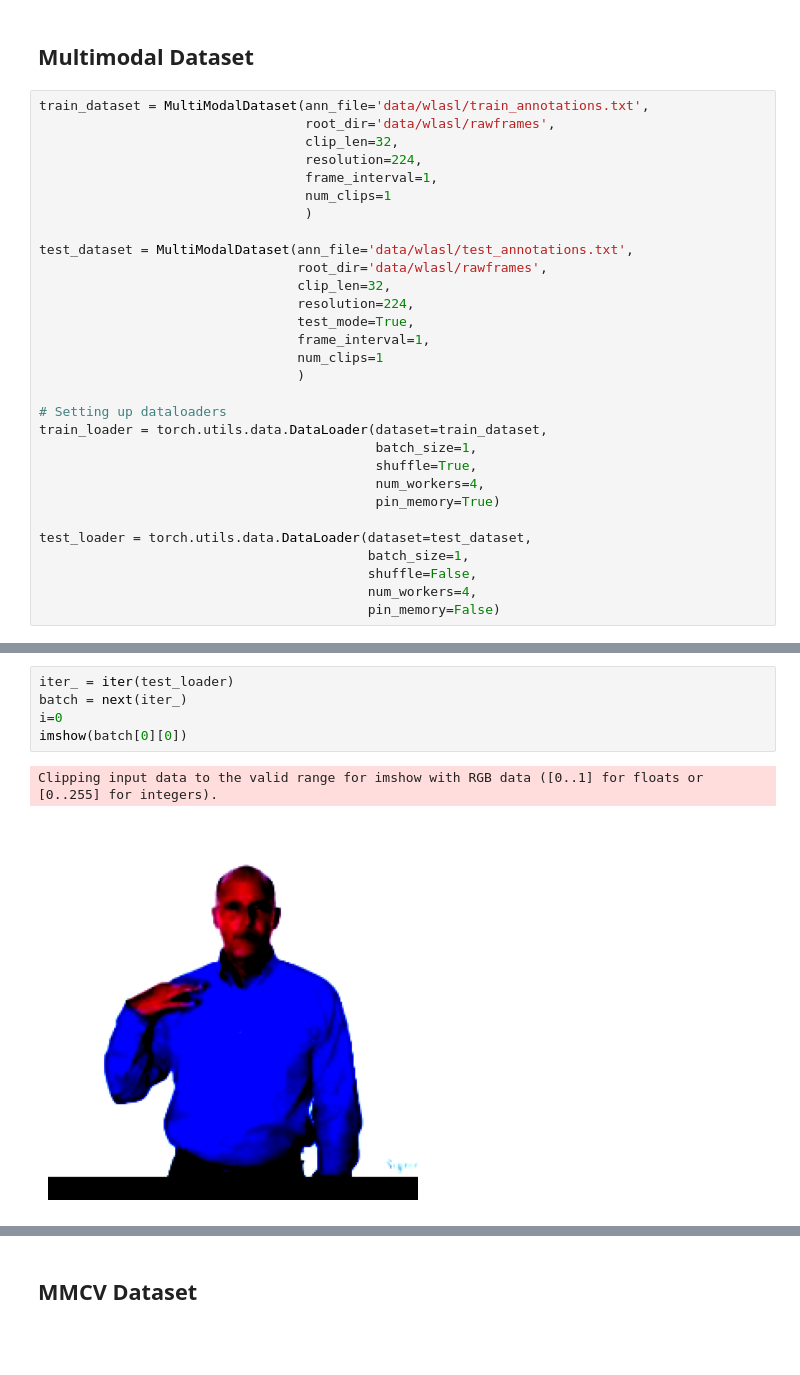
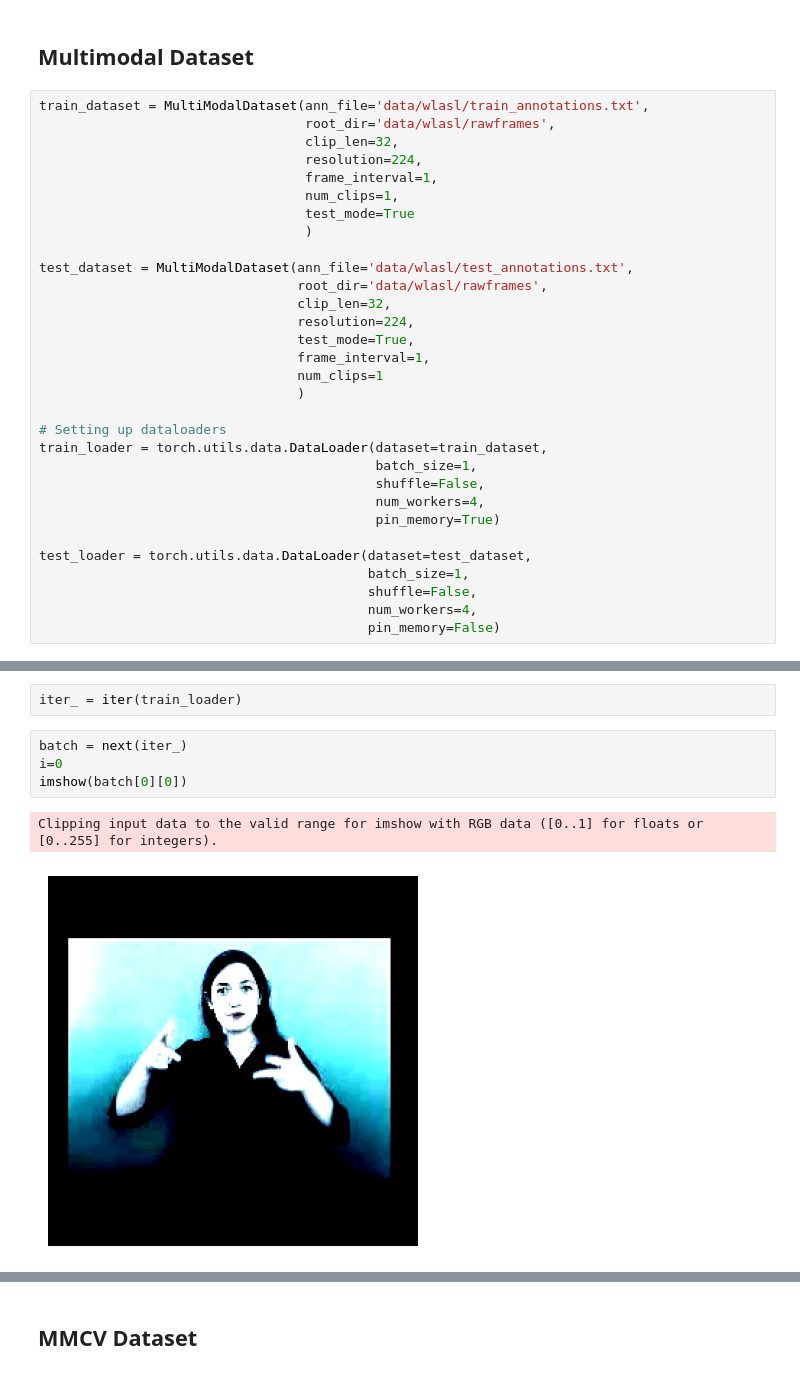
Before and after one commit to UoA-CARES/sign-language-benchmarks, a Jupyter notebook: experiments/wlasl/seven-sees/dataset_output.ipynb, the cells around one changed output, grey strips where cells are left out. Drawn from its saved outputs; the diff is of its cells as text; blank space fills up the shorter version.

```diff
--- a/experiments/wlasl/seven-sees/dataset_output.ipynb
+++ b/experiments/wlasl/seven-sees/dataset_output.ipynb
@@ -23,7 +25,8 @@ train_dataset = MultiModalDataset(ann_file='data/wlasl/train_annotations.txt',
                                   clip_len=32,
                                   resolution=224,
                                   frame_interval=1,
-                                  num_clips=1
+                                  num_clips=1,
+                                  test_mode=True
                                   )
 
 test_dataset = MultiModalDataset(ann_file='data/wlasl/test_annotations.txt',
@@ -38,7 +41,7 @@ test_dataset = MultiModalDataset(ann_file='data/wlasl/test_annotations.txt',
 # Setting up dataloaders
 train_loader = torch.utils.data.DataLoader(dataset=train_dataset,
                                            batch_size=1,
-                                           shuffle=True,
+                                           shuffle=False,
                                            num_workers=4,
                                            pin_memory=True)
 
@@ -50,8 +59,9 @@ test_loader = torch.utils.data.DataLoader(dataset=test_dataset,
+# %%
+iter_ = iter(train_loader)
 # %%
-iter_ = iter(test_loader)
 batch = next(iter_)
 i=0
 imshow(batch[0][0])
 # %% [output]
 Clipping input data to the valid range for imshow with RGB data ([0..1] for floats or [0..255] for integers).
-[figure, old version]
+[figure, new version]
```
Also changed, not shown: parts of 19 cells of this notebook, 3 other files.
